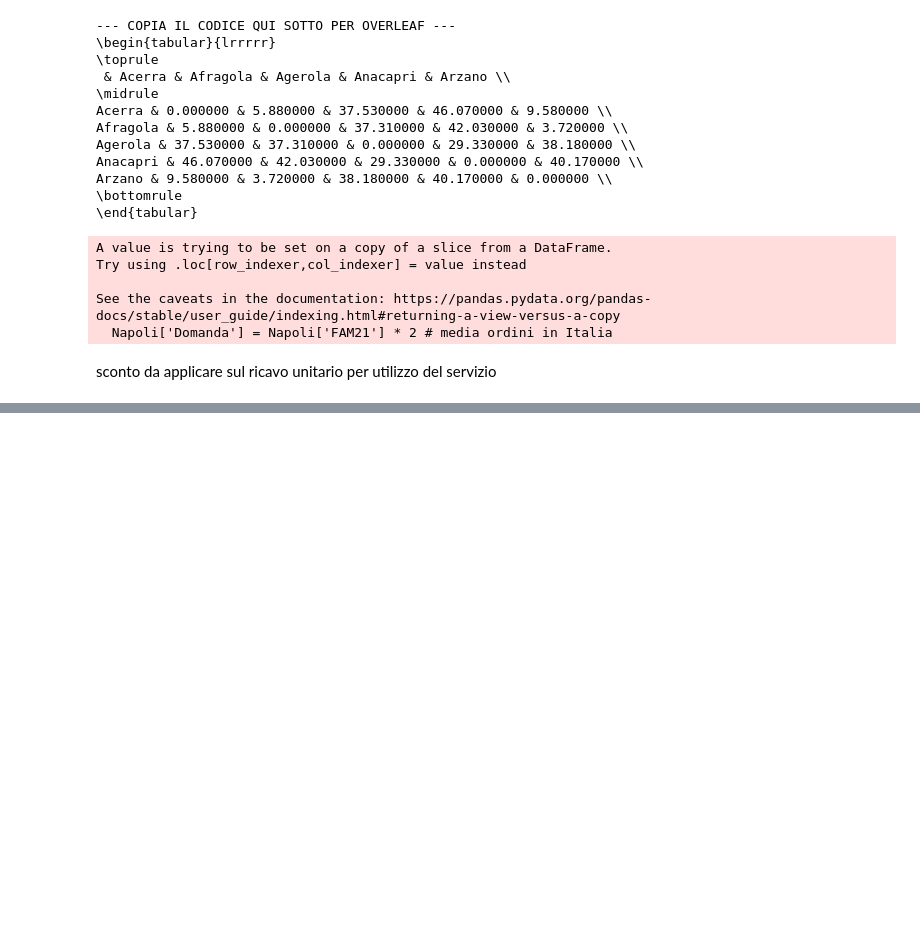
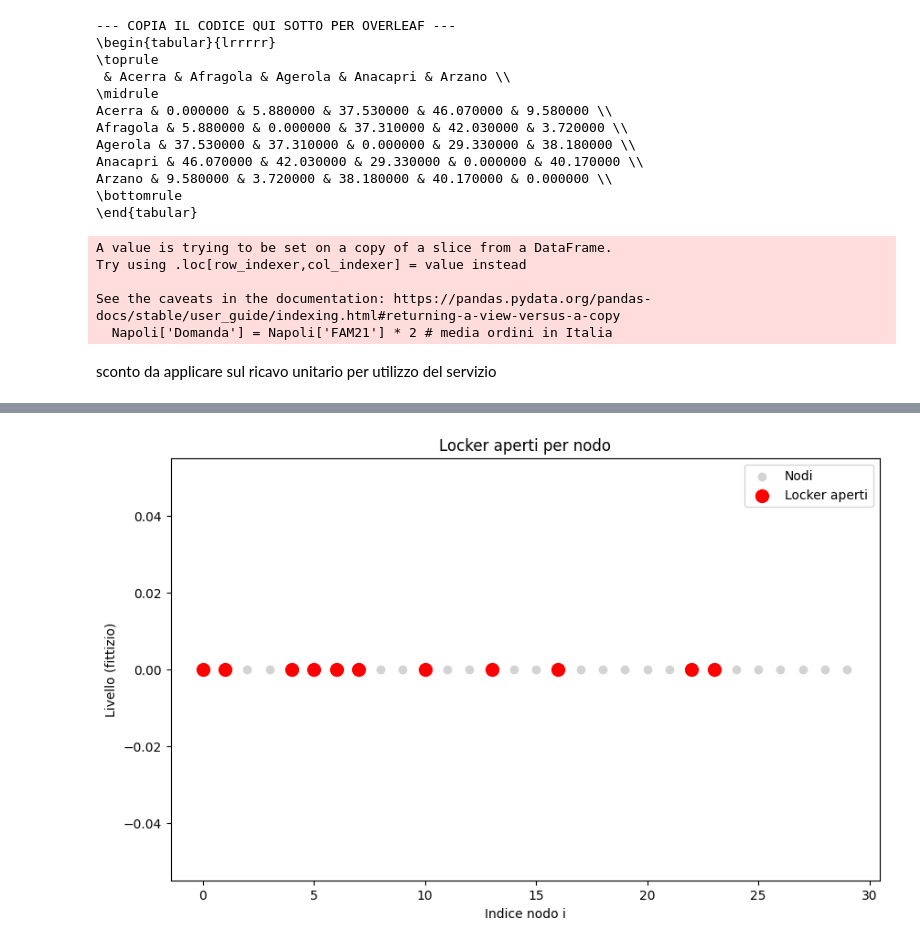
Before and after one commit to AngCap7/Parcel-Lockers-Location, a Jupyter notebook: project.ipynb, the cells around one changed output, grey strips where cells are left out. Drawn from its saved outputs; the diff is of its cells as text; code cells hidden in the pictures; blank space fills up the shorter version.

```diff
--- a/project.ipynb
+++ b/project.ipynb
@@ -212,0 +274,5 @@ array([[ 124152. ,  134498. ,  144844. ,  155190. ,  165536. ],
+# %%
+model.addConstrs(
+    (gp.quicksum(y[i, u] for u in U) == 1 for i in I),
+    name="DemandCoverage"
+)
@@ -212,0 +297,5 @@ array([[ 124152. ,  134498. ,  144844. ,  155190. ,  165536. ],
+# %%
+model.addConstrs(
+    (l[i, u] <= gp.quicksum(x[j] for j in S[i][u]) for i in I for u in U),
+    name="LevelUpperBound"
+)
@@ -212,0 +320,5 @@ array([[ 124152. ,  134498. ,  144844. ,  155190. ,  165536. ],
+# %%
+model.addConstrs(
+    (l[i, u] >= x[j] for i in I for u in U for j in S[i][u]),
+    name="LevelLowerBound"
+)
@@ -212,0 +363,9 @@ array([[ 124152. ,  134498. ,  144844. ,  155190. ,  165536. ],
+# %%
+if model.status == GRB.OPTIMAL:
+    open_lockers = [i for i in I if x[i].X > 0.5]
+    print("Locker aperti nei nodi:", open_lockers)
+
+    for i in I:
+        for u in U:
+            if y[i,u].X > 1e-6:
+                print(f"Nodo {i} → livello {u}, quota clienti {y[i,u].X:.2f}")
@@ -212,0 +390,17 @@ array([[ 124152. ,  134498. ,  144844. ,  155190. ,  165536. ],
+# %%
+plt.figure(figsize=(10,6))
+
+# Tutti i nodi come punti grigi
+plt.scatter(range(len(I)), [0]*len(I), c='lightgray', label='Nodi')
+
+# Locker aperti come punti rossi
+open_lockers = [i for i in I if x[i].X > 0.5]
+plt.scatter(open_lockers, [0]*len(open_lockers), c='red', label='Locker aperti', s=100)
+
+plt.xlabel("Indice nodo i")
+plt.ylabel("Livello (fittizio)")
+plt.title("Locker aperti per nodo")
+plt.legend()
+plt.show()
+# %% [output]
+[figure, added]
```
Also changed, not shown: parts of 17 cells of this notebook, 1 other file.
